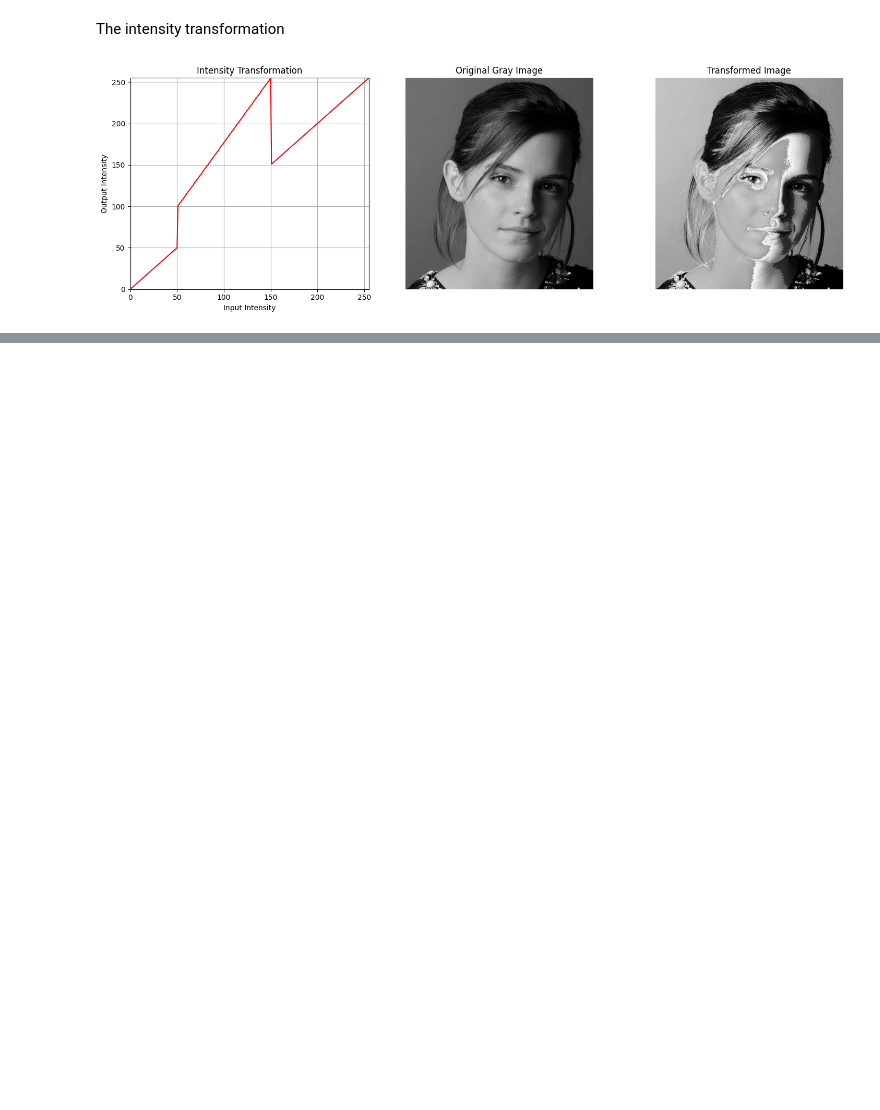
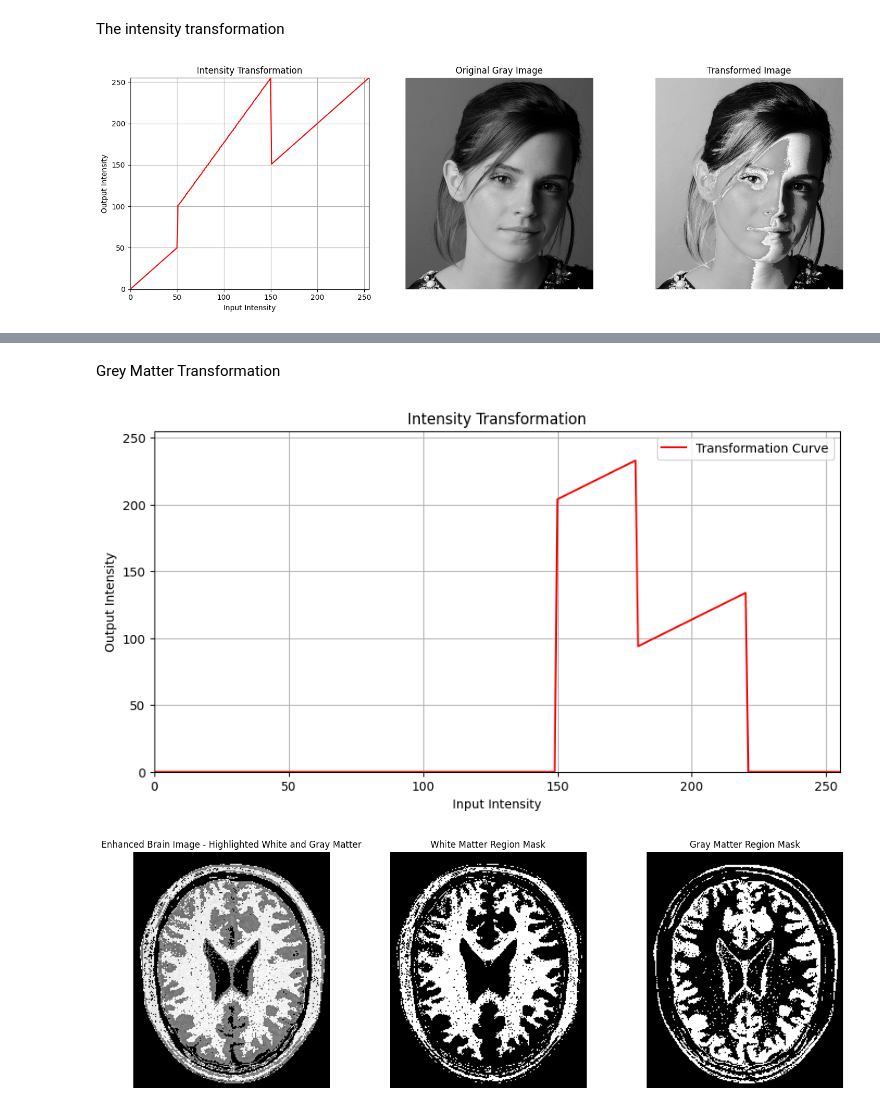
Before and after one commit to MIHIRAJA-KURUPPU/Intensity-Transformations-and-Neighborhood-Filtering, a Jupyter notebook: Codes.ipynb, the cells around one changed output, grey strips where cells are left out. Cells and saved outputs as stored; diff of their text form; code cells hidden in the pictures; blank space fills up the shorter version.

```diff
--- a/Codes.ipynb
+++ b/Codes.ipynb
@@ -69,0 +198,73 @@ Gray Matter Transformation
+# %% [markdown]
+Grey Matter Transformation
+# %%
+import numpy as np
+import cv2 as cv
+import matplotlib.pyplot as plt
+
+# Function to enhance pixel intensities for white and gray matter regions
+def enhance_matter_regions(image):
+    # Make a copy of the original image to apply enhancements
+    enhanced_image = np.copy(image)
+
+    # Enhance intensities for the white and gray matter regions
+    white_matter_region = ((image > 150) & (image <= 180)).astype(np.uint8) * 255
+    gray_matter_region = ((image > 180) & (image <= 220)).astype(np.uint8) * 255
+
+    # Define control points for intensity transformation
+    control_points = np.array([(150, 150), (150, 460), (180, 490), (180, 350),(220, 390),(220, 220)])
+
+    # Generate intensity mappings based on control points
+    transformation_array = np.zeros(256, dtype=np.uint8)
+
+    # Fill the transformation array based on control points
+    for i in range(len(control_points) - 1):
+        x0, y0 = control_points[i]
+        x1, y1 = control_points[i + 1]
+        transformation_array[x0:x1 + 1] = np.linspace(y0, y1, x1 - x0 + 1, dtype=np.uint8)
+
+    # Apply the intensity mapping using the transformation array
+    enhanced_image = cv.LUT(image, transformation_array)
+
+
+    # Plot the intensity transformation curve
+    plt.figure(figsize=(10, 5))
+    plt.plot(transformation_array, 'r', label='Transformation Curve')
+    plt.title('Intensity Transformation')
+    plt.grid(True)
+    plt.xlim([0, 255])
+    plt.ylim([0, 255])
+    plt.xlabel('Input Intensity')
+    plt.ylabel('Output Intensity')
+    plt.legend()
+    plt.show()
+
+    return enhanced_image, white_matter_region, gray_matter_region
+
+# Apply the enhancement to the brain image
+enhanced_brain_image, white_matter_region, gray_matter_region = enhance_matter_regions(brain_image)
+
+# Create subplots to display both the enhanced image and the white/gray matter masks
+fig, ax = plt.subplots(1, 3, figsize=(15, 5))
+
+# Display the enhanced brain image
+ax[0].imshow(enhanced_brain_image, cmap='gray')
+ax[0].set_title("Enhanced Brain Image - Highlighted White and Gray Matter")
+ax[0].axis('off')
+
+# Display the white matter region mask
+ax[1].imshow(white_matter_region, cmap='gray')
+ax[1].set_title("White Matter Region Mask")
+ax[1].axis('off')
+
+# Display the gray matter region mask
+ax[2].imshow(gray_matter_region, cmap='gray')
+ax[2].set_title("Gray Matter Region Mask")
+ax[2].axis('off')
+
+# Show the plots
+plt.tight_layout()
+plt.show()
+# %% [output]
+[figure, added]
+[figure, added]
```
Also changed, not shown: parts of 6 cells of this notebook.
